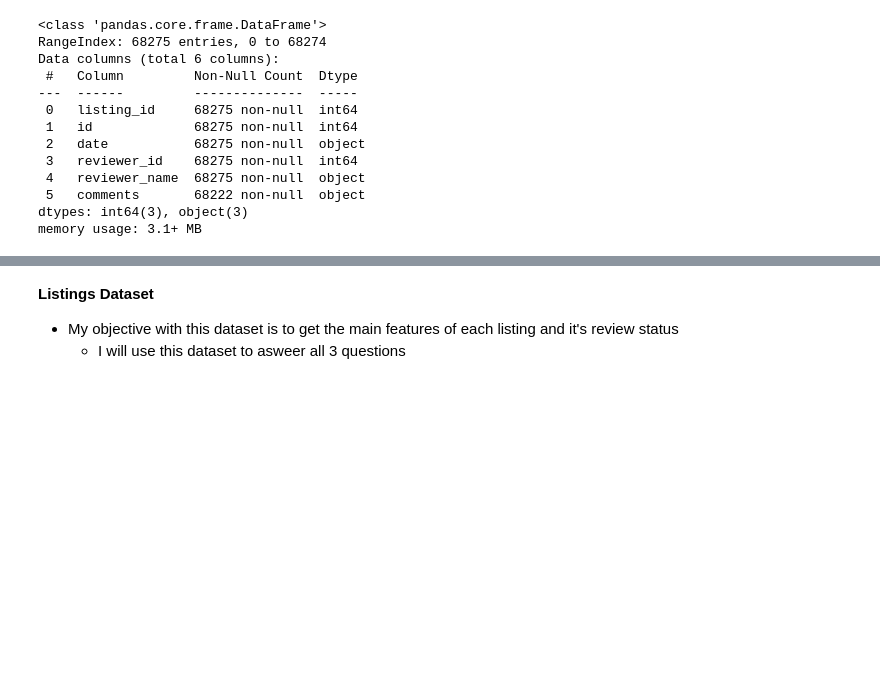
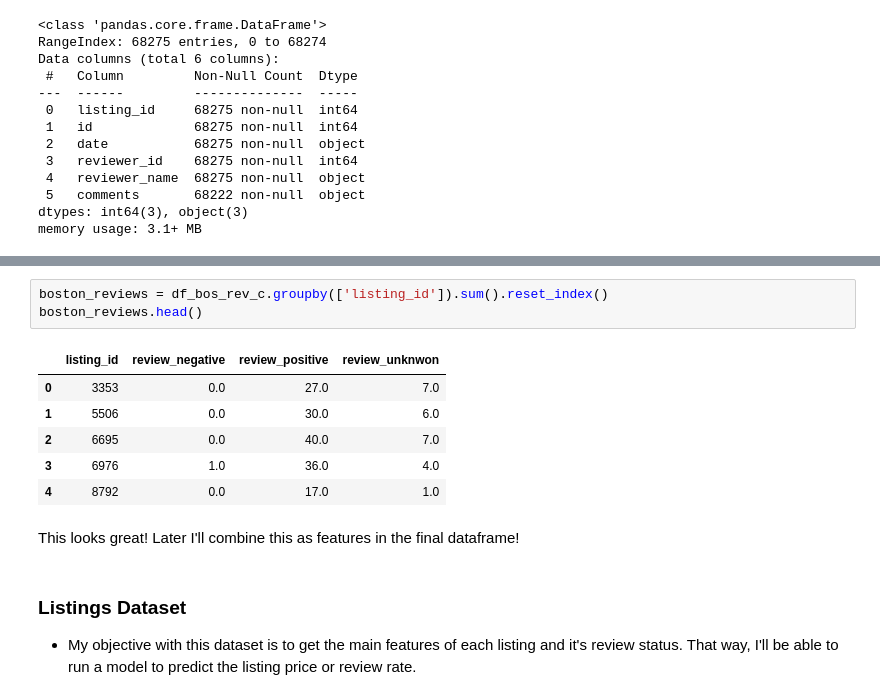
Before and after one commit to macedoti13/Airbnb-Data-Analysis, a Jupyter notebook: AirbnbDataAnalysis.ipynb, the cells around one changed output, grey strips where cells are left out. Cells and saved outputs as stored; diff of their text form; blank space fills up the shorter version.

```diff
--- a/AirbnbDataAnalysis.ipynb
+++ b/AirbnbDataAnalysis.ipynb
@@ -262,7 +187,19 @@ df_bos_rev_c.groupby(['listing_id'])['id'].count().to_frame().reset_index().rena
+# %%
+boston_reviews = df_bos_rev_c.groupby(['listing_id']).sum().reset_index()
+boston_reviews.head()
+# %% [output]
+|  | listing_id | review_negative | review_positive | review_unknwon |
+| 0 | 3353 | 0.0 | 27.0 | 7.0 |
+| 1 | 5506 | 0.0 | 30.0 | 6.0 |
+| 2 | 6695 | 0.0 | 40.0 | 7.0 |
+| 3 | 6976 | 1.0 | 36.0 | 4.0 |
+| 4 | 8792 | 0.0 | 17.0 | 1.0 |
+# %% [markdown]
+This looks great!
+Later I'll combine this as features in the final dataframe!
 # %% [markdown]
-**Listings Dataset**
-- My objective with this dataset is to get the main features of each listing and it's review status
-    - I will use this dataset to asweer all 3 questions
+### Listings Dataset
+- My objective with this dataset is to get the main features of each listing and it's review status. That way, I'll be able to run a model to predict the listing price or review rate.
 # %%
 # creating copy of the dataset
 df_bos_lis_c = df_bos_lis.copy()
```
Also changed, not shown: parts of 57 cells of this notebook.
